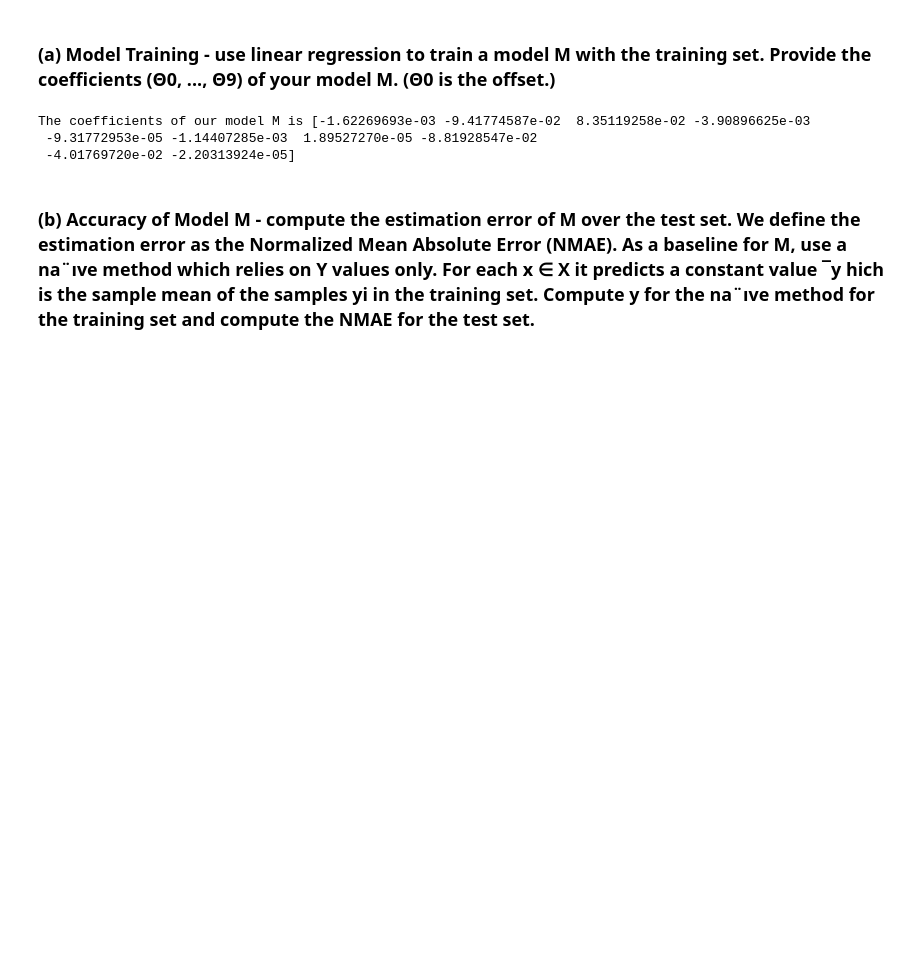
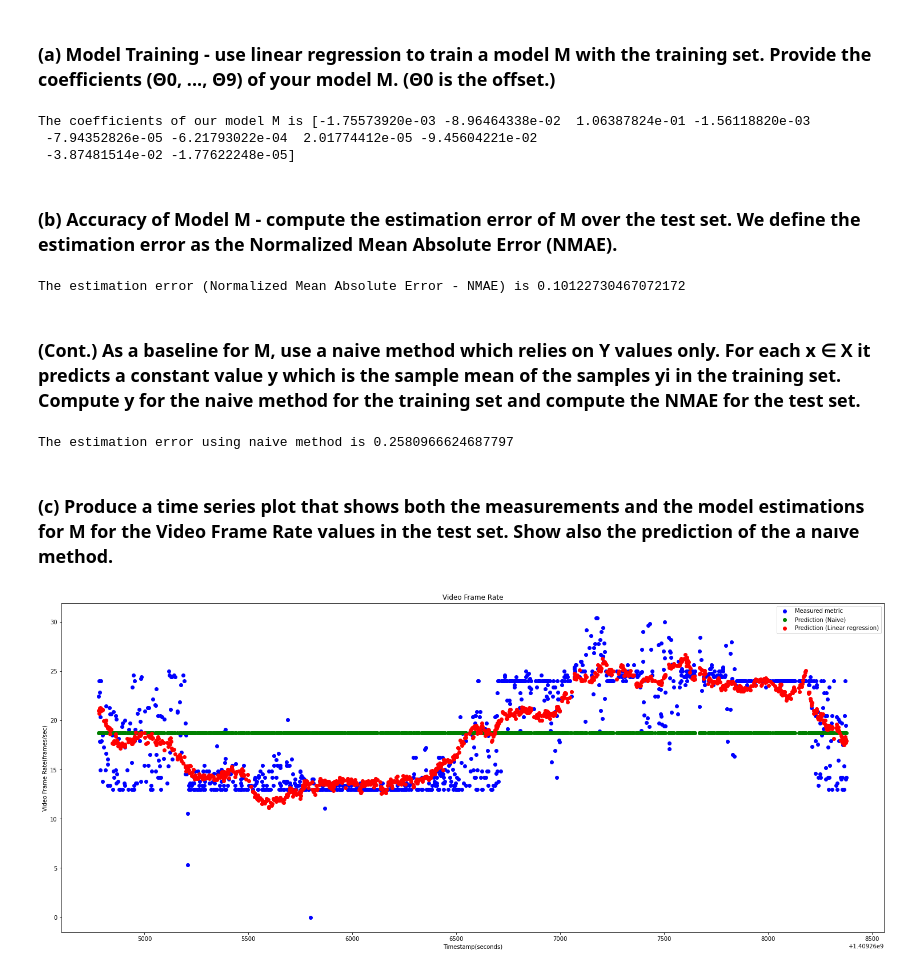
Before and after one commit to HugoGustavo/sla-machine-learning, a Jupyter notebook: Task II - Estimating Service Metrics from Device Statistics.ipynb, the cells around one changed output. Drawn from its saved outputs; the diff is of its cells as text; code cells hidden in the pictures; blank space fills up the shorter version.

```diff
--- a/Task II - Estimating Service Metrics from Device Statistics.ipynb
+++ b/Task II - Estimating Service Metrics from Device Statistics.ipynb
@@ -28,13 +29,57 @@ data_set = pandas.merge(data_set_x, data_set_y, on='TimeStamp')
 (data_set_train, data_set_test) = sklearn.model_selection.train_test_split(data_set, test_size=0.3)
 # %%
 linear_regressor = sklearn.linear_model.LinearRegression()
-X = data_set_train.iloc[:, :-1] # all lines, all columns except the last
-Y = data_set_train.iloc[:, -1] # all lines and only last column
-linear_regressor.fit(X, Y)
+x = data_set_train.iloc[:, :-1] # all lines, all columns except the last
+y = data_set_train.iloc[:, -1] # all lines and only last column
+linear_regressor.fit(x, y)
 print('The coefficients of our model M is', linear_regressor.coef_)
 # %% [output]
-The coefficients of our model M is [-1.62269693e-03 -9.41774587e-02  8.35119258e-02 -3.90896625e-03
- -9.31772953e-05 -1.14407285e-03  1.89527270e-05 -8.81928547e-02
- -4.01769720e-02 -2.20313924e-05]
+The coefficients of our model M is [-1.75573920e-03 -8.96464338e-02  1.06387824e-01 -1.56118820e-03
+ -7.94352826e-05 -6.21793022e-04  2.01774412e-05 -9.45604221e-02
+ -3.87481514e-02 -1.77622248e-05]
+# %% [markdown]
+###  (b) Accuracy of Model M - compute the estimation error of M over the test set. We define the estimation error as the Normalized Mean Absolute Error (NMAE).
+# %%
+average_observations = data_set_test.iloc[:, -1].mean(axis=0)
+x = data_set_test.iloc[:, :-1] # all lines, all columns except the last
+y = data_set_test.iloc[:, -1] # all lines and only last column
+y_estimation = linear_regressor.predict(x)
+mean_absolute_error = sklearn.metrics.mean_absolute_error(y, y_estimation)
+normalized_mean_absolute_error = mean_absolute_error * ( 1 / average_observations )
+print('The estimation error (Normalized Mean Absolute Error - NMAE) is', normalized_mean_absolute_error)
+# %% [output]
+The estimation error (Normalized Mean Absolute Error - NMAE) is 0.10122730467072172
 # %% [markdown]
-###  (b) Accuracy of Model M - compute the estimation error of M over the test set. We define the estimation error as the Normalized Mean Absolute Error (NMAE). As a baseline for M, use a na¨ıve method which relies on Y values only. For each x ∈ X it predicts a constant value ¯y  hich is the sample mean of the samples yi in the training set. Compute y for the na¨ıve method for the training set and compute the NMAE for the test set.
+### (Cont.) As a baseline for M, use a naive method which relies on Y values only. For each x ∈ X it predicts a constant value y which is the sample mean of the samples yi in the training set. Compute y for the naive method for the training set and compute the NMAE for the test set.
+# %%
+average_observations = data_set_test.iloc[:, -1].mean(axis=0)
+x = data_set_test.iloc[:, :-1] # all lines, all columns except the last
+y = data_set_test.iloc[:, -1] # all lines and only last column
+y_estimation = pandas.DataFrame( [average_observations] * data_set_test.shape[0] ) ## [average, average, ..., average]
+mean_absolute_error = sklearn.metrics.mean_absolute_error(y, y_estimation)
+normalized_mean_absolute_error = mean_absolute_error * ( 1 / average_observations )
+print('The estimation error using naive method is', normalized_mean_absolute_error)
+# %% [output]
+The estimation error using naive method is 0.2580966624687797
+# %% [markdown]
+### (c) Produce a time series plot that shows both the measurements and the model estimations for M for the Video Frame Rate values in the test set. Show also the prediction of the a naıve method.
+# %%
+timestamp = data_set_test.iloc[:, 0]
+x = data_set_test.iloc[:, :-1] # all lines, all columns except the last
+y = data_set_test.iloc[:, -1] # all lines and only last column
+y_estimation = linear_regressor.predict(x)
+average_observations = data_set_test.iloc[:, -1].mean(axis=0)
+y_naive = [average_observations] * data_set_test.shape[0]
+
+figure=matplotlib.pyplot.figure(figsize=(20, 8))
+ax=figure.add_axes([0,0,1,1])
+ax.scatter(timestamp, y, color='blue', label='Measured metric')
+ax.scatter(timestamp, y_naive, color='green', label='Prediction (Naive)')
+ax.scatter(timestamp, y_estimation, color='red', label='Prediction (Linear regression)')
+ax.set_xlabel('Timestamp(seconds)')
+ax.set_ylabel('Video Frame Rate(frames/sec)')
+ax.set_title('Video Frame Rate')
+ax.legend()
+matplotlib.pyplot.show()
+# %% [output]
+[figure, added]
```
Also changed, not shown: parts of 35 cells of this notebook.
